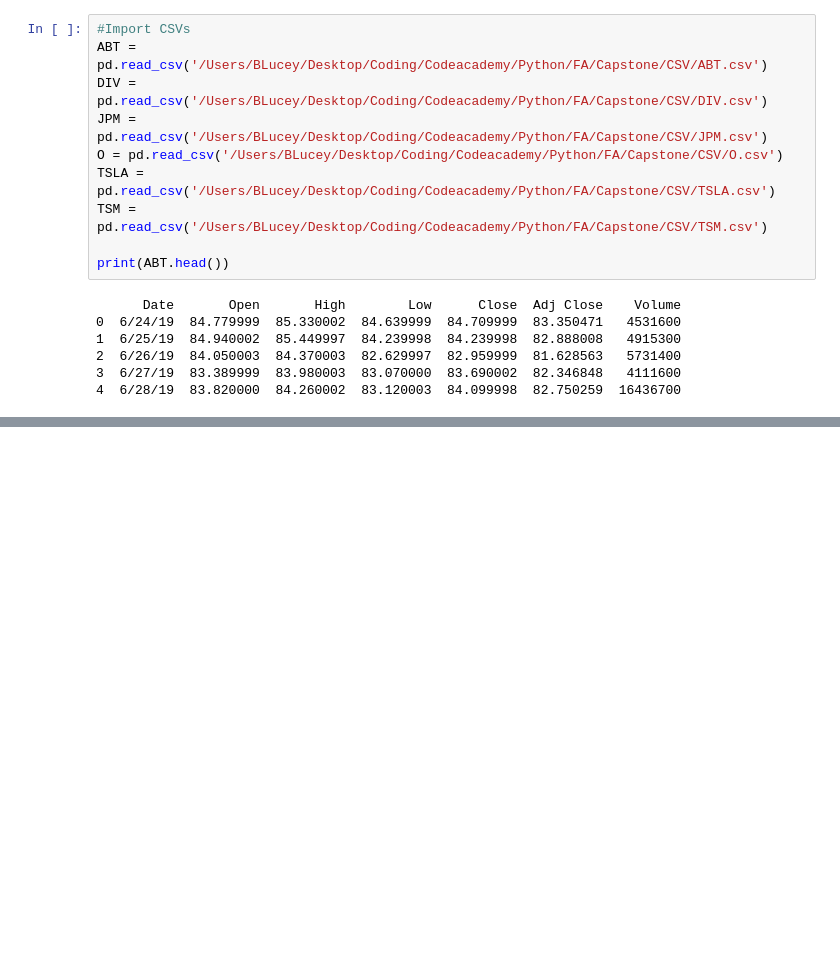
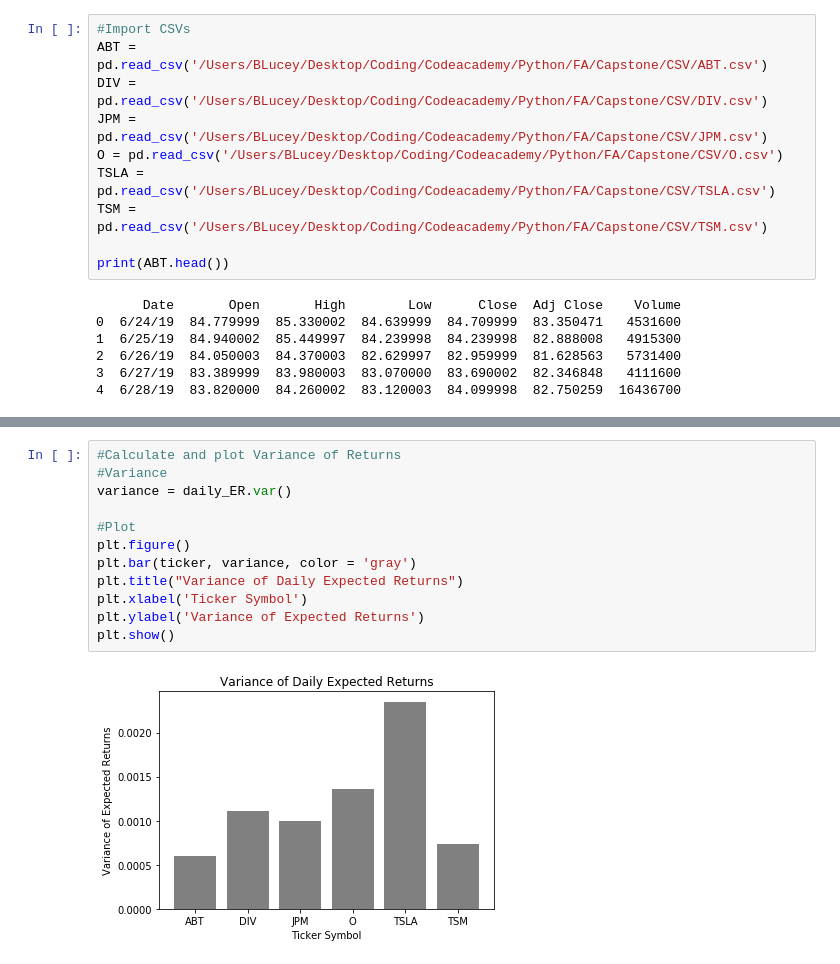
Before and after one commit to blakelucey/FA_Capstone_in_Progress, a Jupyter notebook: Capstone in Progress .ipynb, the cells around one changed output, grey strips where cells are left out. Saved outputs shown, nothing was run; the diff lists cells and outputs as text; blank space fills up the shorter version.

```diff
--- a/Capstone in Progress .ipynb
+++ b/Capstone in Progress .ipynb
@@ -146,3 +190,17 @@ dtype: float64
+# %%
+#Calculate and plot Variance of Returns
+#Variance
+variance = daily_ER.var()
+
+#Plot
+plt.figure()
+plt.bar(ticker, variance, color = 'gray')
+plt.title("Variance of Daily Expected Returns")
+plt.xlabel('Ticker Symbol')
+plt.ylabel('Variance of Expected Returns')
+plt.show()
+# %% [output]
+[figure, added]
 # %%
 #Calculate Covariance
 covariance = daily_ER.cov()
```
Also changed, not shown: parts of 16 cells of this notebook, 10 other files.
